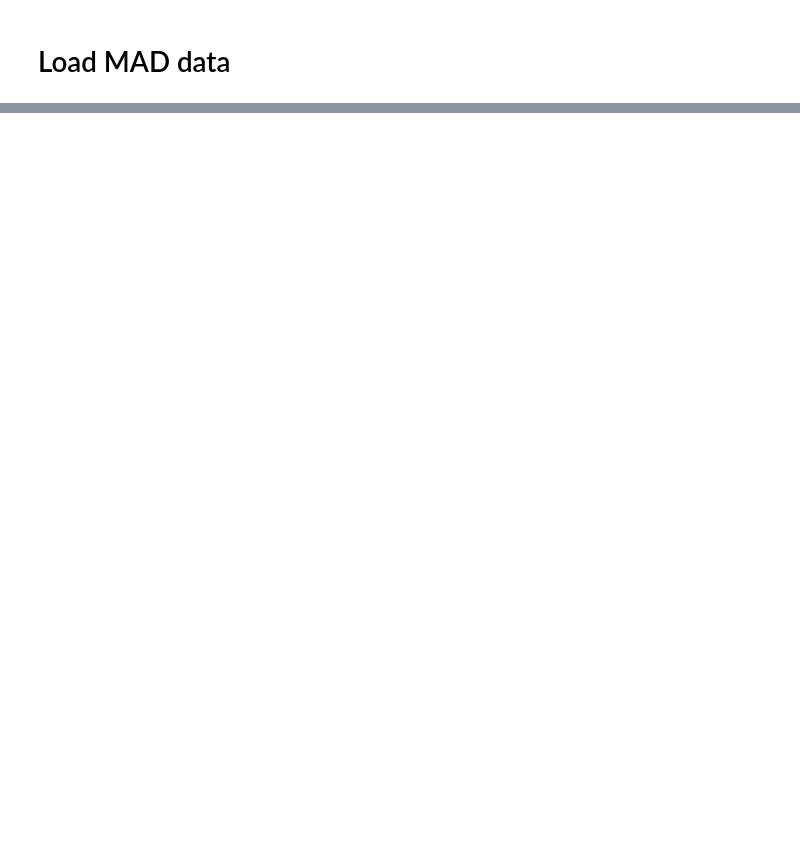
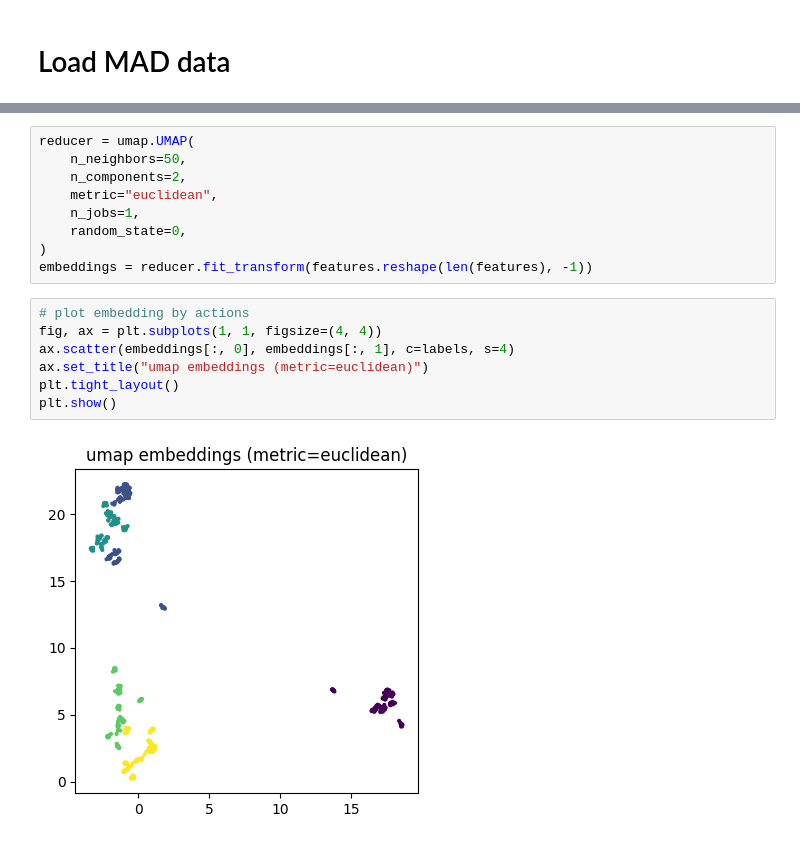
Before and after one commit to KilianFt/LIFT, a Jupyter notebook: notebooks/load_mad_data.ipynb, the cells around one changed output, grey strips where cells are left out. Saved outputs shown, nothing was run; the diff lists cells and outputs as text; blank space fills up the shorter version.

```diff
--- a/notebooks/load_mad_data.ipynb
+++ b/notebooks/load_mad_data.ipynb
@@ -33,0 +110,18 @@ print(emg.shape, actions.shape)
+# %%
+reducer = umap.UMAP(
+    n_neighbors=50,
+    n_components=2,
+    metric="euclidean",
+    n_jobs=1,
+    random_state=0,
+)
+embeddings = reducer.fit_transform(features.reshape(len(features), -1))
+# %%
+# plot embedding by actions
+fig, ax = plt.subplots(1, 1, figsize=(4, 4))
+ax.scatter(embeddings[:, 0], embeddings[:, 1], c=labels, s=4)
+ax.set_title("umap embeddings (metric=euclidean)")
+plt.tight_layout()
+plt.show()
+# %% [output]
+[figure, added]
```
Also changed, not shown: parts of 9 cells of this notebook.
